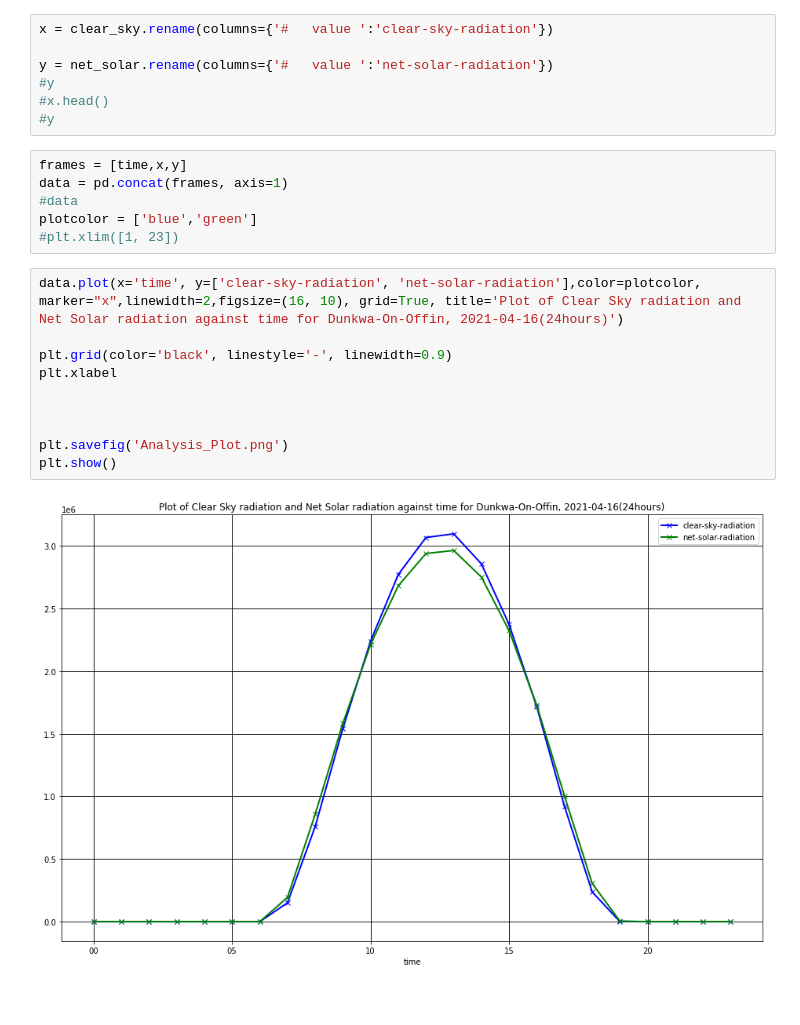
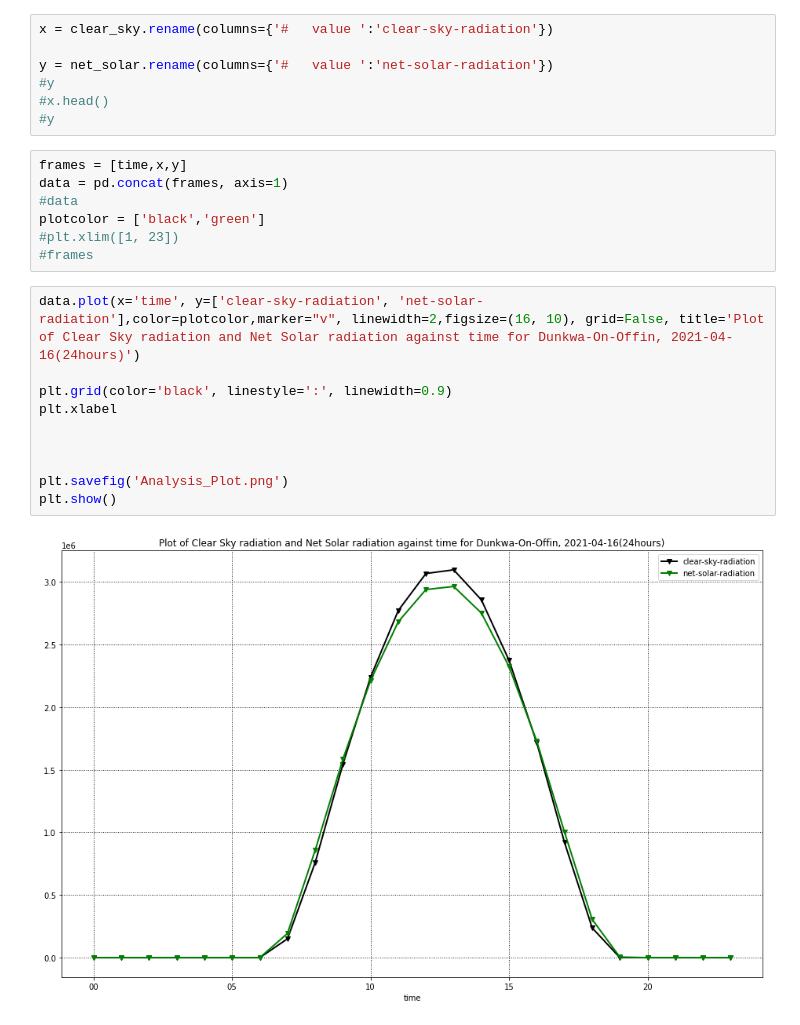
Before and after one commit to felaris/Heat-and-Radiation-for-Dunkwa-On-Offin, a Jupyter notebook: Prisca/code-for-analysis.ipynb, the cells around one changed output. Saved outputs shown, nothing was run; the diff lists cells and outputs as text.

```diff
--- a/Prisca/code-for-analysis.ipynb
+++ b/Prisca/code-for-analysis.ipynb
@@ -25,17 +28,18 @@ y = net_solar.rename(columns={'#   value ':'net-solar-radiation'})
 frames = [time,x,y]
 data = pd.concat(frames, axis=1)
 #data
-plotcolor = ['blue','green']
+plotcolor = ['black','green']
 #plt.xlim([1, 23])
+#frames
 # %%
-data.plot(x='time', y=['clear-sky-radiation', 'net-solar-radiation'],color=plotcolor, marker="x",linewidth=2,figsize=(16, 10), grid=True, title='Plot of Clear Sky radiation and Net Solar radiation against time for Dunkwa-On-Offin, 2021-04-16(24hours)')
+data.plot(x='time', y=['clear-sky-radiation', 'net-solar-radiation'],color=plotcolor,marker="v", linewidth=2,figsize=(16, 10), grid=False, title='Plot of Clear Sky radiation and Net Solar radiation against time for Dunkwa-On-Offin, 2021-04-16(24hours)')
 
-plt.grid(color='black', linestyle='-', linewidth=0.9)
+plt.grid(color='black', linestyle=':', linewidth=0.9)
 plt.xlabel
 
 
 
 plt.savefig('Analysis_Plot.png')
 plt.show()
 # %% [output]
-[figure, old version]
+[figure, new version]
```
Also changed, not shown: parts of 1 cell of this notebook, 10 other files.
